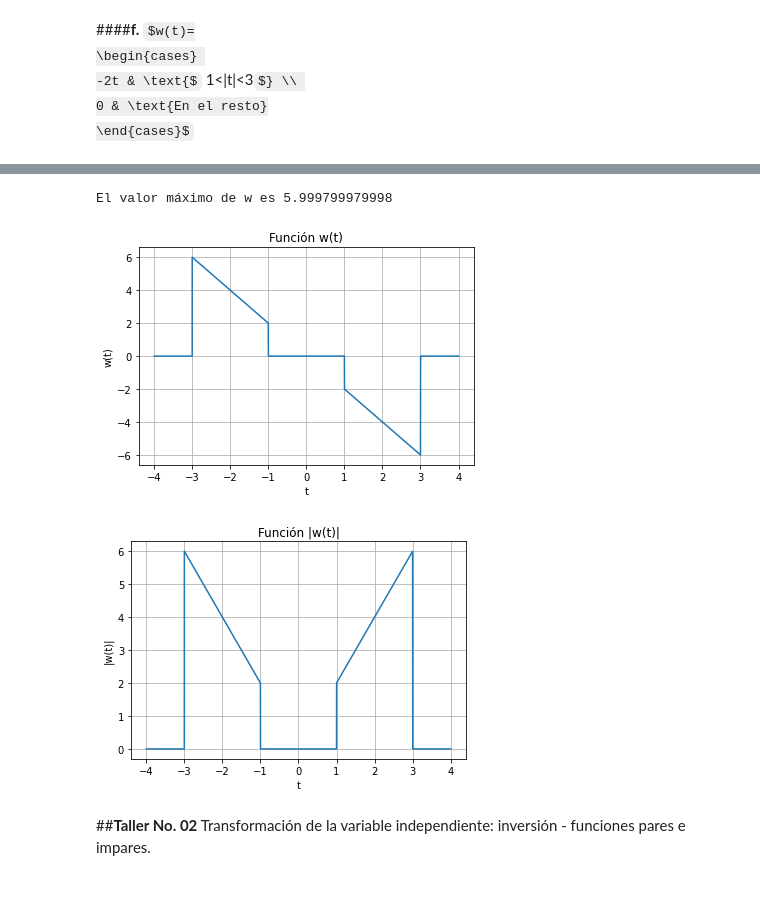
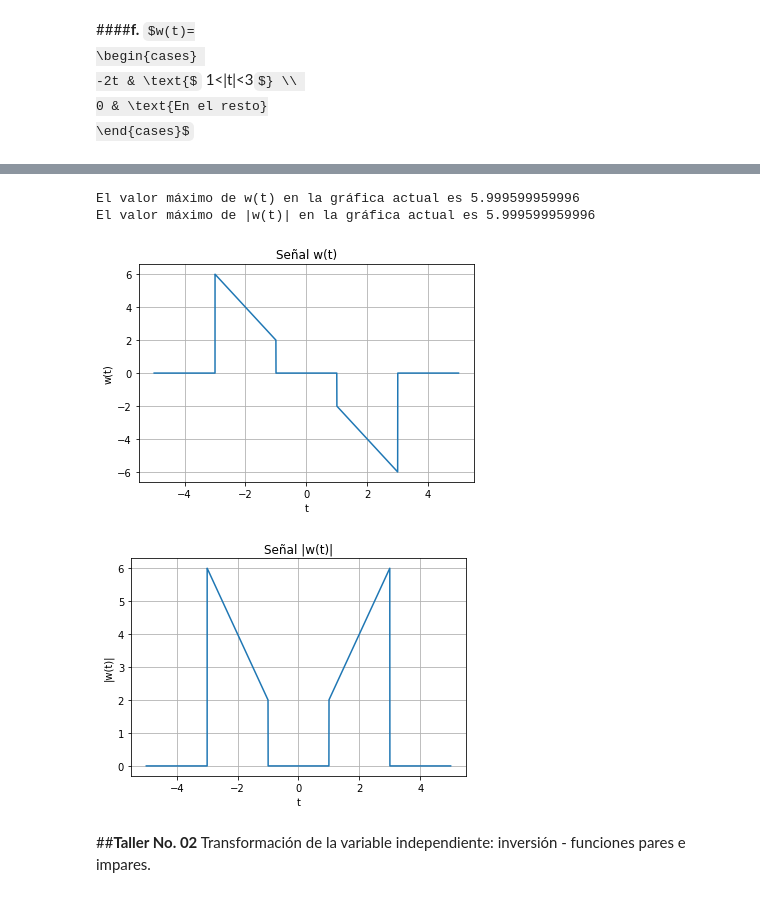
Before and after one commit to SebastianBravo/Solucion_STC, a Jupyter notebook: STC.ipynb, the cells around one changed output, grey strips where cells are left out. Saved outputs shown, nothing was run; the diff lists cells and outputs as text; code cells hidden in the pictures; some formulas as TeX source.

```diff
--- a/STC.ipynb
+++ b/STC.ipynb
@@ -83,23 +185,28 @@ El valor máximo de n es 7.0
 import matplotlib.pyplot as plt
 import numpy as np
 
-# Probar distintos valores de tiempo inicial y final
-# ¿Cómo cambia el valor máximo de la señal?
-t_inicial = 0.1
+# Tiempo inicial de la gráfica
+t_inicial = 0.001
+
+# Tiempo final de la gráfica
 t_final = 10
+
+# Número de puntos a graficar
 puntos = 10000
 
+# No modificar a partir de este punto
 # Vector tiempo
 t = np.linspace(t_inicial,t_final,puntos)
 
-# Evalua cada tiempo en la señal
+# Para cada valor del vector tiempo, calcula f
 f = [np.log10(x) for x in t]
 
-# Calcula el valor absoluto de la señal
+# Para cada valor de f, calcula su valor absoluto
 f_abs = [abs(x) for x in f]
 
-# Calcula el valor máximo del valor absoluto de la señal
-print(f"El valor máximo de f es {max(f_abs)}")
+# Calcula el valor máximo de la señal y del valor absoluto de la señal
+print(f"El valor máximo de f(t) en la gráfica actual es {max(f)}")
+print(f"El valor máximo de |f(t)| en la gráfica actual es {max(f_abs)}")
 
 # Gráfica de la señal
 plt.plot(t,f)
@@ -191,49 +513,54 @@ El valor máximo de g es 1.0
 import matplotlib.pyplot as plt
 import numpy as np
 
-# Probar distintos valores de tiempo inicial y final
-# ¿Cómo cambia el valor máximo de la señal?
-t_inicial = -4
-t_final = 4
+# Tiempo inicial de la gráfica
+t_inicial = -5
+
+# Tiempo final de la gráfica
+t_final = 5
+
+# Número de puntos a graficar
 puntos = 10000
 
+# No modificar a partir de este punto
 # Vector tiempo
 t = np.linspace(t_inicial,t_final,puntos)
 
-# Evalua cada tiempo en la Señal
+# Para cada valor del vector tiempo, calcula w
 w = []
-
 for x in t:
   if (abs(x)<3) and (abs(x)>1):
     w.append(-2*x)
   else:
     w.append(0)
 
-# Calcula el valor absoluto de la Señal
+# Para cada valor de w, calcula su valor absoluto
 w_abs = [abs(x) for x in w]
 
-# Calcula el valor máximo del valor absoluto de la Señal
-print(f"El valor máximo de w es {max(w_abs)}")
+# Calcula el valor máximo de la señal y del valor absoluto de la señal
+print(f"El valor máximo de w(t) en la gráfica actual es {max(w)}")
+print(f"El valor máximo de |w(t)| en la gráfica actual es {max(w_abs)}")
 
 # Gráfica de la Señal
 plt.plot(t,w)
 plt.xlabel('t')
 plt.ylabel('w(t)')
 plt.title('Señal w(t)')
 plt.grid(True)
 plt.show()
 
 # Gráfica del valor absoluto de la Señal
 plt.plot(t,w_abs)
 plt.xlabel('t')
 plt.ylabel('|w(t)|')
 plt.title('Señal |w(t)|')
 plt.grid(True)
 plt.show()
 # %% [output]
-El valor máximo de w es 5.999799979998
+El valor máximo de w(t) en la gráfica actual es 5.999599959996
+El valor máximo de |w(t)| en la gráfica actual es 5.999599959996
-[figure, old version]
+[figure, new version]
-[figure, old version]
+[figure, new version]
 # %% [markdown]
 ##**Taller No. 02** Transformación de la variable independiente: inversión - funciones pares e impares.
 # %% [markdown]
```
Also changed, not shown: parts of 101 cells of this notebook.
